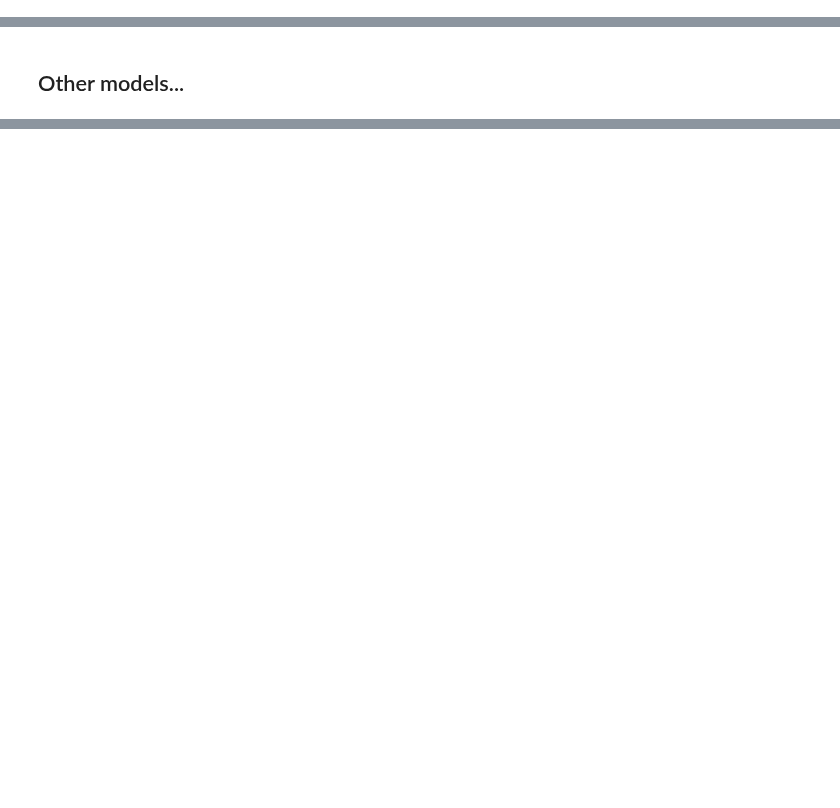
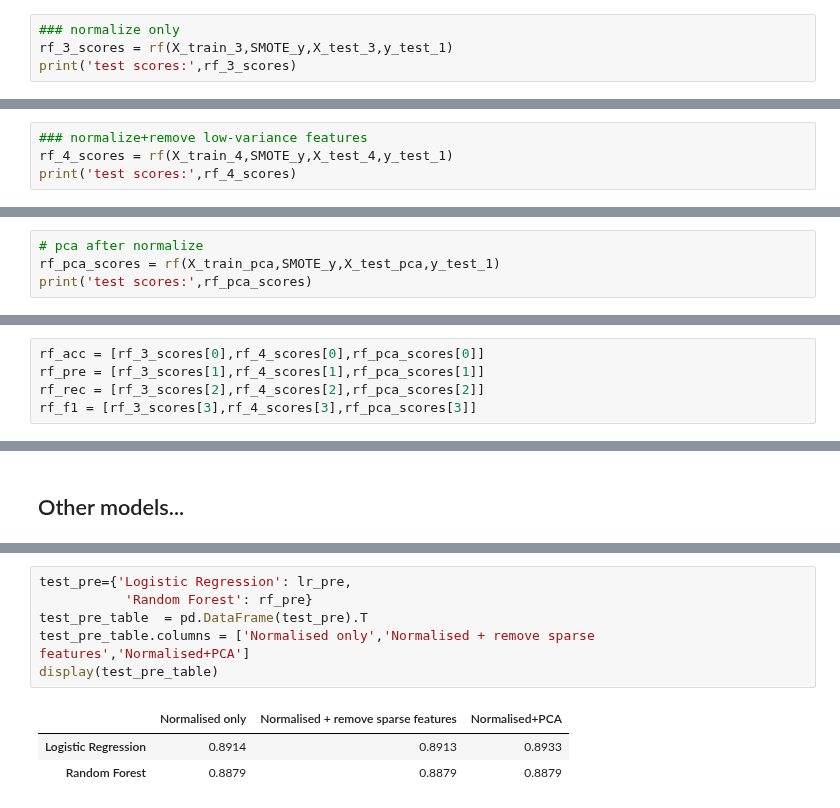
Before and after one commit to Rab6it/COMP5703_code, a Jupyter notebook: project.ipynb, the cells around one changed output, grey strips where cells are left out. Cells and saved outputs as stored; diff of their text form; blank space fills up the shorter version.

```diff
--- a/project.ipynb
+++ b/project.ipynb
@@ -954,0 +1047,4 @@ clf.score(X_test_pca, y_test_1)
+# %%
+### normalize only
+rf_3_scores = rf(X_train_3,SMOTE_y,X_test_3,y_test_1)
+print('test scores:',rf_3_scores)
@@ -954,0 +1054,4 @@ clf.score(X_test_pca, y_test_1)
+# %%
+### normalize+remove low-variance features
+rf_4_scores = rf(X_train_4,SMOTE_y,X_test_4,y_test_1)
+print('test scores:',rf_4_scores)
@@ -954,0 +1061,4 @@ clf.score(X_test_pca, y_test_1)
+# %%
+# pca after normalize
+rf_pca_scores = rf(X_train_pca,SMOTE_y,X_test_pca,y_test_1)
+print('test scores:',rf_pca_scores)
@@ -955,3 +1068,8 @@ clf.score(X_test_pca, y_test_1)
+# %%
+rf_acc = [rf_3_scores[0],rf_4_scores[0],rf_pca_scores[0]]
+rf_pre = [rf_3_scores[1],rf_4_scores[1],rf_pca_scores[1]]
+rf_rec = [rf_3_scores[2],rf_4_scores[2],rf_pca_scores[2]]
+rf_f1 = [rf_3_scores[3],rf_4_scores[3],rf_pca_scores[3]]
 # %% [markdown]
 # Naive Bayes
 # %%
@@ -1146,0 +1193,10 @@ history = model.fit(X_train_5, SMOTE_y_array,
+# %%
+test_pre={'Logistic Regression': lr_pre,
+           'Random Forest': rf_pre}
+test_pre_table  = pd.DataFrame(test_pre).T
+test_pre_table.columns = ['Normalised only','Normalised + remove sparse features','Normalised+PCA']
+display(test_pre_table)
+# %% [output]
+|  | Normalised only | Normalised + remove sparse features | Normalised+PCA |
+| Logistic Regression | 0.8914 | 0.8913 | 0.8933 |
+| Random Forest | 0.8879 | 0.8879 | 0.8879 |
```
Also changed, not shown: parts of 72 cells of this notebook.
